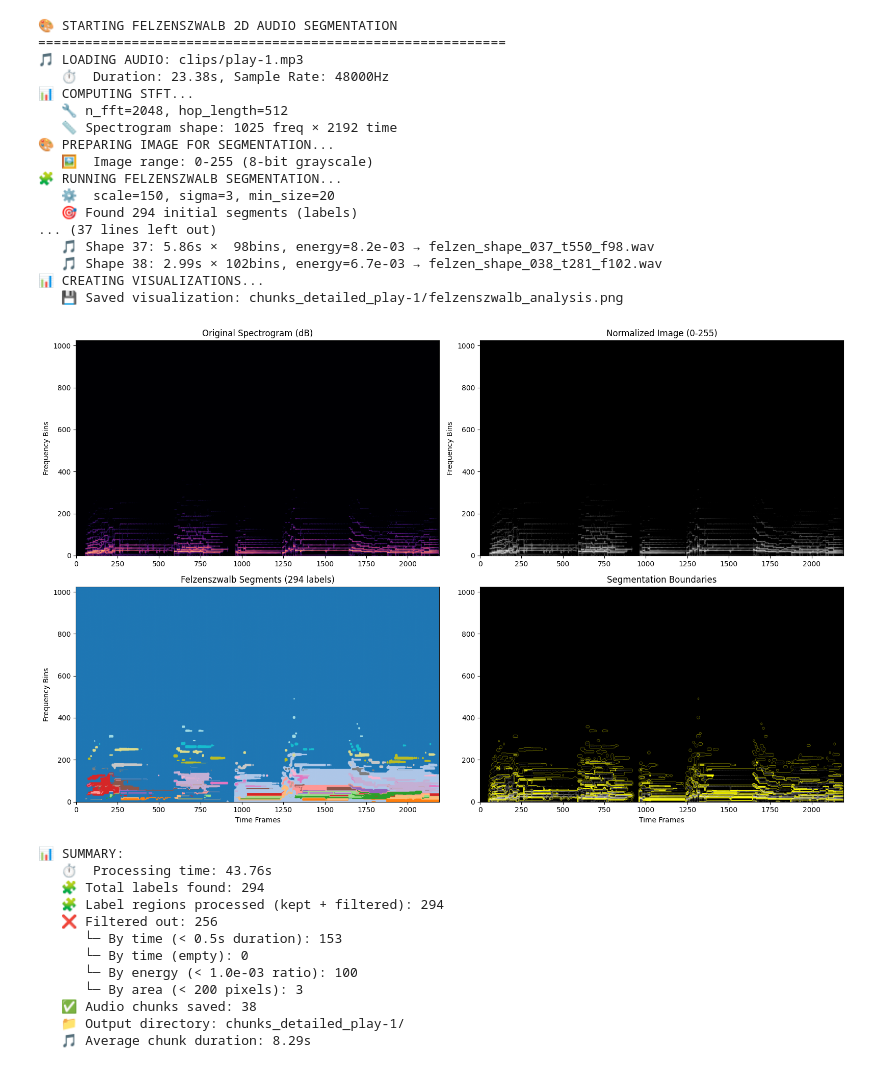
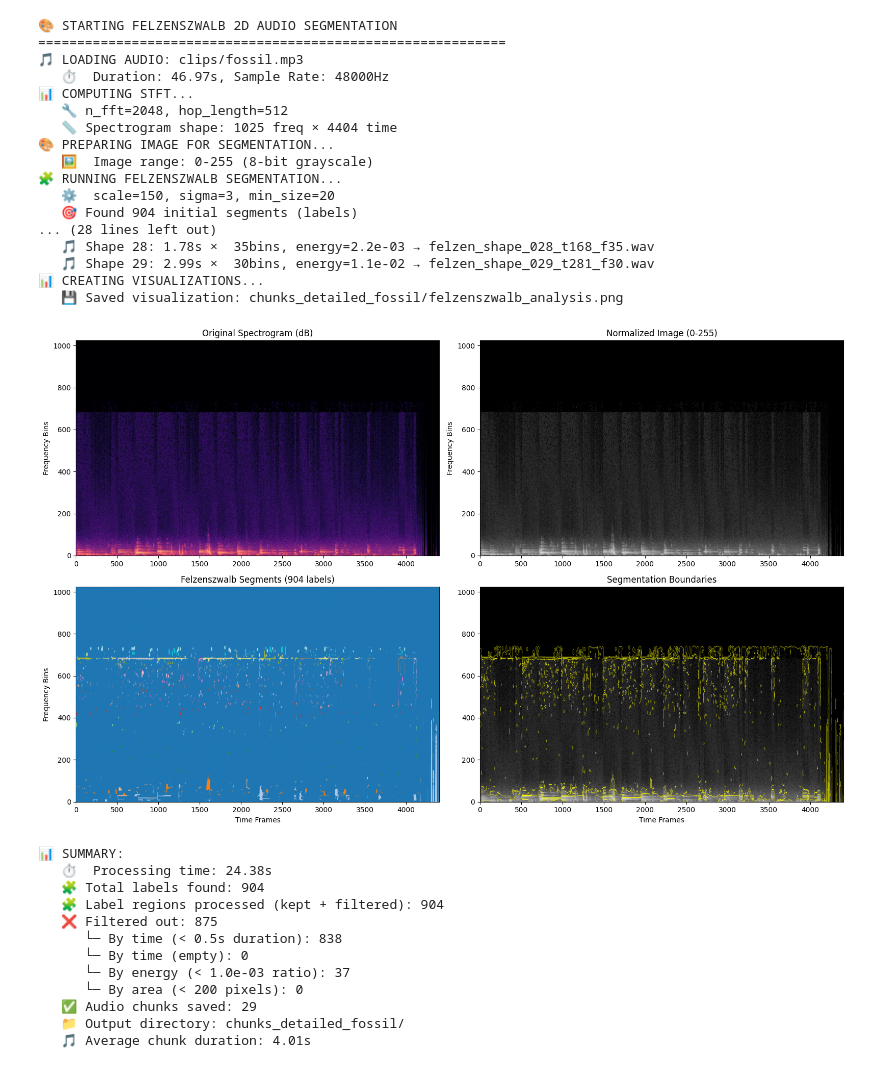
Before and after one commit to svvimming/fuites-anarchive, a Jupyter notebook: packages/compost/sound/sound_chunking.ipynb, the cells around one changed output. Drawn from its saved outputs; the diff is of its cells as text; code cells hidden in the pictures.

```diff
--- a/packages/compost/sound/sound_chunking.ipynb
+++ b/packages/compost/sound/sound_chunking.ipynb
@@ -135,9 +135,20 @@ def split_audio_felzenszwalb_2d(
             filtered_by_time_empty += 1
             continue
 
+        # # # Normalize to avoid clipping
+        # peak = np.max(np.abs(y_seg))
+        # if peak > 0:
+        #     y_seg = 0.98 * y_seg / peak
+
+        # Simple RMS loudness normalization
+        # target_rms = 0.1  # target average amplitude (~-20 dBFS, adjust as needed)
+        # rms = np.sqrt(np.mean(y_seg**2) + 1e-12)
+        # if rms > 0:
+        #     y_seg = y_seg * (target_rms / rms)
+
         # Normalize to avoid clipping
         peak = np.max(np.abs(y_seg))
-        if peak > 0:
+        if peak > 1.0:
             y_seg = 0.98 * y_seg / peak
 
         shape_index += 1
@@ -201,52 +212,52 @@ def split_audio_felzenszwalb_2d(
         print(f"   🎵 Average chunk duration: {np.mean([len(sf.read(p)[0])/sr for p in saved_paths[:5]]):.2f}s")
     else:
         print(f"   🎵 Average chunk duration: n/a")
 
     return saved_paths
 
 # 🚀 RUN THE SEGMENTATION
 print("🎨 STARTING FELZENSZWALB 2D AUDIO SEGMENTATION")
 print("=" * 60)
-song_path = "clips/play-1.mp3"
+song_path = "clips/fossil.mp3"
 shapes = split_audio_felzenszwalb_2d(
     song_path,
     output_dir=f"chunks_detailed_{song_path.split('/')[-1].split('.')[0]}",
     scale=150,      # Lower = more segments
     sigma=3,        # Lower = sharper boundaries
     min_size=20,    # Larger = fewer tiny segments
     max_shapes=100,  # Limit output for testing
     min_area_pixels=200,
     min_time_seconds=0.5,  # Minimum duration in seconds
     min_energy_ratio=1e-3
 )
 # %% [output]
 🎨 STARTING FELZENSZWALB 2D AUDIO SEGMENTATION
 ============================================================
-🎵 LOADING AUDIO: clips/play-1.mp3
-   ⏱️  Duration: 23.38s, Sample Rate: 48000Hz
+🎵 LOADING AUDIO: clips/fossil.mp3
+   ⏱️  Duration: 46.97s, Sample Rate: 48000Hz
 📊 COMPUTING STFT...
    🔧 n_fft=2048, hop_length=512
-   📏 Spectrogram shape: 1025 freq × 2192 time
+   📏 Spectrogram shape: 1025 freq × 4404 time
 🎨 PREPARING IMAGE FOR SEGMENTATION...
    🖼️  Image range: 0-255 (8-bit grayscale)
 🧩 RUNNING FELZENSZWALB SEGMENTATION...
    ⚙️  scale=150, sigma=3, min_size=20
-   🎯 Found 294 initial segments (labels)
-... (37 lines left out)
-   🎵 Shape 37: 5.86s ×  98bins, energy=8.2e-03 → felzen_shape_037_t550_f98.wav
-   🎵 Shape 38: 2.99s × 102bins, energy=6.7e-03 → felzen_shape_038_t281_f102.wav
+   🎯 Found 904 initial segments (labels)
+... (28 lines left out)
+   🎵 Shape 28: 1.78s ×  35bins, energy=2.2e-03 → felzen_shape_028_t168_f35.wav
+   🎵 Shape 29: 2.99s ×  30bins, energy=1.1e-02 → felzen_shape_029_t281_f30.wav
 📊 CREATING VISUALIZATIONS...
-   💾 Saved visualization: chunks_detailed_play-1/felzenszwalb_analysis.png
+   💾 Saved visualization: chunks_detailed_fossil/felzenszwalb_analysis.png
-[figure, old version]
+[figure, new version]
 📊 SUMMARY:
-   ⏱️  Processing time: 43.76s
-   🧩 Total labels found: 294
-   🧩 Label regions processed (kept + filtered): 294
-   ❌ Filtered out: 256
-      └─ By time (< 0.5s duration): 153
+   ⏱️  Processing time: 24.38s
+   🧩 Total labels found: 904
+   🧩 Label regions processed (kept + filtered): 904
+   ❌ Filtered out: 875
+      └─ By time (< 0.5s duration): 838
       └─ By time (empty): 0
-      └─ By energy (< 1.0e-03 ratio): 100
-      └─ By area (< 200 pixels): 3
-   ✅ Audio chunks saved: 38
-   📁 Output directory: chunks_detailed_play-1/
-   🎵 Average chunk duration: 8.29s
+      └─ By energy (< 1.0e-03 ratio): 37
+      └─ By area (< 200 pixels): 0
+   ✅ Audio chunks saved: 29
+   📁 Output directory: chunks_detailed_fossil/
+   🎵 Average chunk duration: 4.01s
```
Also changed, not shown: 2 other files.
